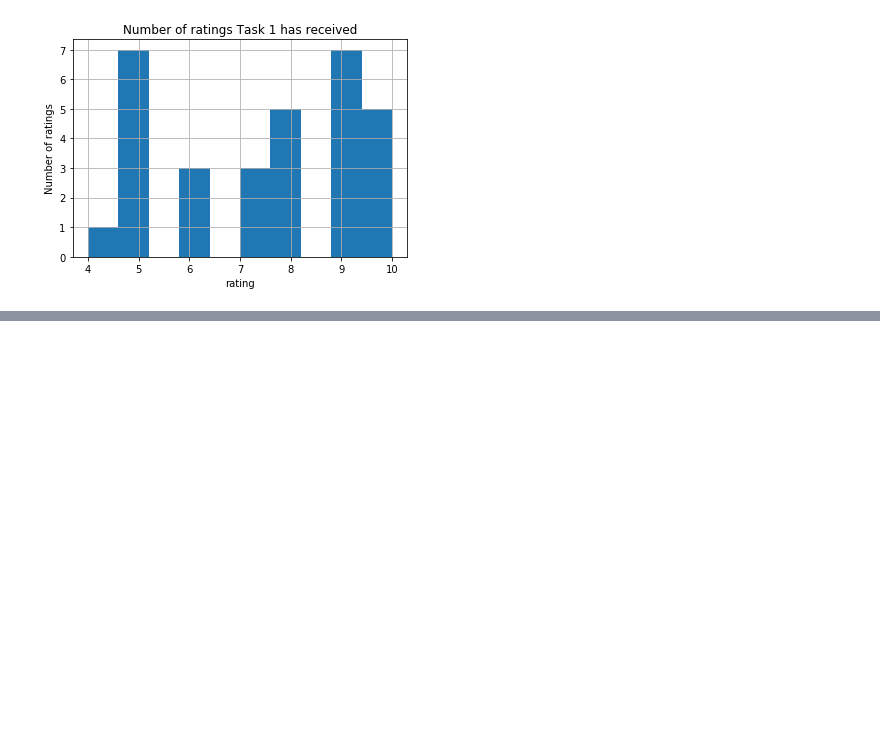
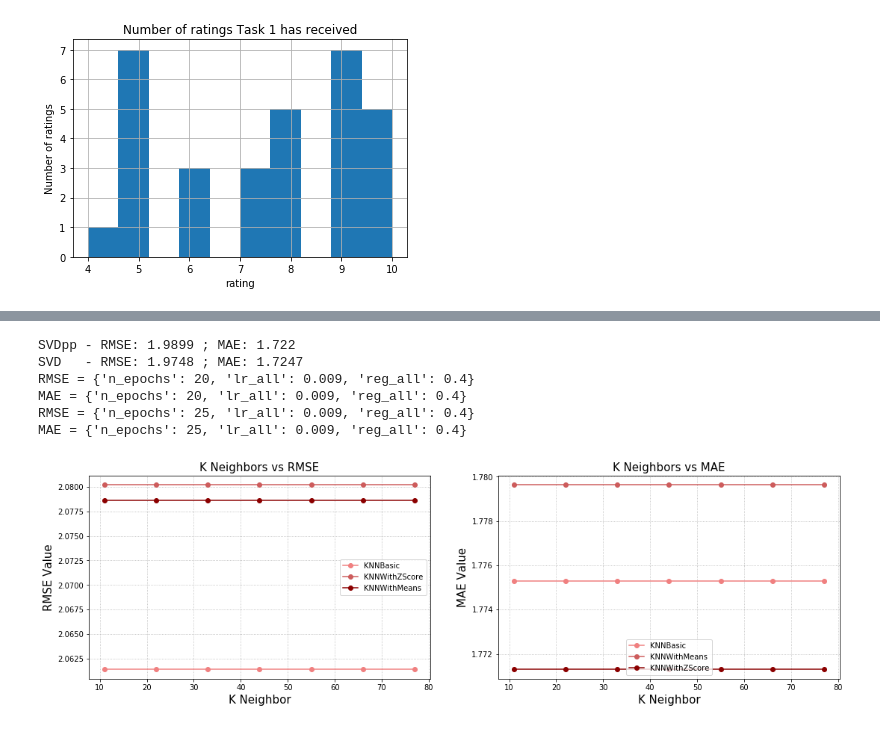
Before and after one commit to Gabbu98/FYPWAAR, a Jupyter notebook: Dev/PythonDev/recommenderSystem.ipynb, the cells around one changed output, grey strips where cells are left out. Drawn from its saved outputs; the diff is of its cells as text; code cells hidden in the pictures; blank space fills up the shorter version.

```diff
--- a/Dev/PythonDev/recommenderSystem.ipynb
+++ b/Dev/PythonDev/recommenderSystem.ipynb
@@ -284,0 +351,73 @@ plt.show();
+# %%
+# Parameter space
+svd_param_grid = {'n_epochs': [20, 25],
+                  'lr_all': [0.007, 0.009, 0.01],
+                  'reg_all': [0.4, 0.6]}
+
+svdpp_gs = GridSearchCV(SVDpp, svd_param_grid, measures=['rmse', 'mae'], cv=5)
+svdpp_gs.fit(data)
+
+svd_gs = GridSearchCV(SVD, svd_param_grid, measures=['rmse', 'mae'], cv=5)
+svd_gs.fit(data)
+
+print('SVDpp - RMSE:', round(svdpp_gs.best_score['rmse'], 4), '; MAE:', round(svdpp_gs.best_score['mae'], 4))
+print('SVD   - RMSE:', round(svd_gs.best_score['rmse'], 4), '; MAE:', round(svd_gs.best_score['mae'], 4))
+#SVDpp best params
+print('RMSE =', svdpp_gs.best_params['rmse'])
+print('MAE =', svdpp_gs.best_params['mae'])
+#SVD best params
+print('RMSE =', svd_gs.best_params['rmse'])
+print('MAE =', svd_gs.best_params['mae'])
+
+param_grid = {'k': [11, 22, 33, 44, 55, 66, 77]}
+
+knnbasic_gs = GridSearchCV(KNNBasic, param_grid, measures=['rmse', 'mae'], cv=5, n_jobs=5)
+knnbasic_gs.fit(data)
+
+knnmeans_gs = GridSearchCV(KNNWithMeans, param_grid, measures=['rmse', 'mae'], cv=5, n_jobs=5)
+knnmeans_gs.fit(data)
+
+knnz_gs = GridSearchCV(KNNWithZScore, param_grid, measures=['rmse', 'mae'], cv=5, n_jobs=5)
+knnz_gs.fit(data)
+
+x =  [11, 22, 33, 44, 55, 66, 77]
+y1 = knnbasic_gs.cv_results['mean_test_rmse']
+y2 = knnbasic_gs.cv_results['mean_test_mae']
+
+y3 = knnmeans_gs.cv_results['mean_test_rmse']
+y4 = knnmeans_gs.cv_results['mean_test_mae']
+
+y5 = knnz_gs.cv_results['mean_test_rmse']
+y6 = knnz_gs.cv_results['mean_test_mae']
+
+plt.figure(figsize=(18,5))
+
+plt.subplot(1, 2, 1)
+plt.title('K Neighbors vs RMSE', loc='center', fontsize=15)
+plt.plot(x, y1, label='KNNBasic', color='lightcoral', marker='o')
+plt.plot(x, y5, label='KNNWithZScore', color='indianred', marker='o')
+plt.plot(x, y3, label='KNNWithMeans', color='darkred', marker='o')
+plt.xlabel('K Neighbor', fontsize=15)
+plt.ylabel('RMSE Value', fontsize=15)
+plt.legend()
+plt.grid(ls='dotted')
+
+plt.subplot(1, 2, 2)
+plt.title('K Neighbors vs MAE', loc='center', fontsize=15)
+plt.plot(x, y2, label='KNNBasic', color='lightcoral', marker='o')
+plt.plot(x, y4, label='KNNWithMeans', color='indianred', marker='o')
+plt.plot(x, y6, label='KNNWithZScore', color='darkred', marker='o')
+plt.xlabel('K Neighbor', fontsize=15)
+plt.ylabel('MAE Value', fontsize=15)
+plt.legend()
+plt.grid(ls='dotted')
+
+plt.show()
+# %% [output]
+SVDpp - RMSE: 1.9899 ; MAE: 1.722
+SVD   - RMSE: 1.9748 ; MAE: 1.7247
+RMSE = {'n_epochs': 20, 'lr_all': 0.009, 'reg_all': 0.4}
+MAE = {'n_epochs': 20, 'lr_all': 0.009, 'reg_all': 0.4}
+RMSE = {'n_epochs': 25, 'lr_all': 0.009, 'reg_all': 0.4}
+MAE = {'n_epochs': 25, 'lr_all': 0.009, 'reg_all': 0.4}
+[figure, added]
```
Also changed, not shown: parts of 6 cells of this notebook, 17 other files.
